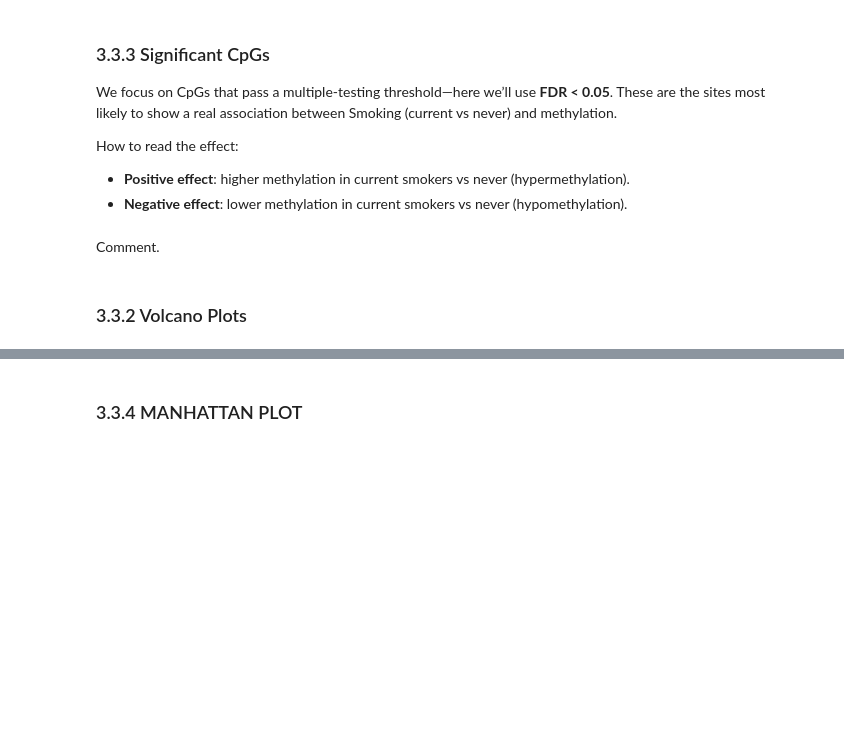
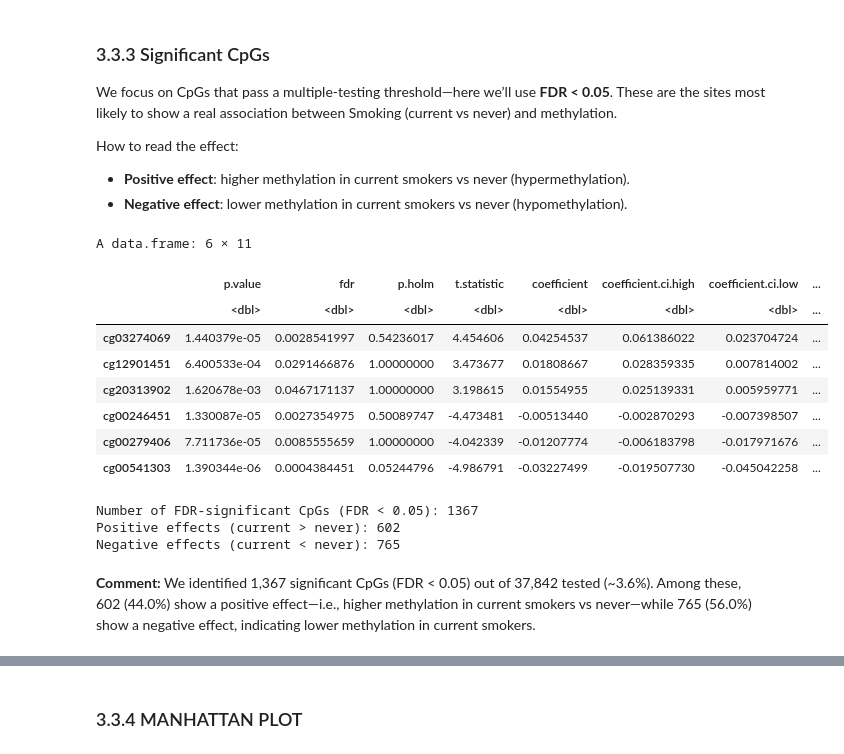
Before and after one commit to joanall/Hands-On-Epigenome-Wide-Analysis-EWAS-, a Jupyter notebook: ewas_tutorial.ipynb, the cells around one changed output, grey strips where cells are left out. Saved outputs shown, nothing was run; the diff lists cells and outputs as text; code cells hidden in the pictures; blank space fills up the shorter version.

Commit message:
on going - volcano

```diff
--- a/ewas_tutorial.ipynb
+++ b/ewas_tutorial.ipynb
@@ -605,5 +605,15 @@ How to read the effect:
 - **Positive effect**: higher methylation in current smokers vs never (hypermethylation).
 - **Negative effect**: lower methylation in current smokers vs never (hypomethylation).
 # %%
-fdr_sig_results  <- results_table[,results_table$fdr < 0.5]
+fdr_sig_results <- results_table[!is.na(results_table$fdr) & results_table$fdr < 0.05, , drop = FALSE]
 head(fdr_sig_results)
+# %% [output]
+A data.frame: 6 × 11
+|  | p.value | fdr | p.holm | t.statistic | coefficient | coefficient.ci.high | coefficient.ci.low | ... |
+|  | <dbl> | <dbl> | <dbl> | <dbl> | <dbl> | <dbl> | <dbl> | ... |
+| cg03274069 | 1.440379e-05 | 0.0028541997 | 0.54236017 | 4.454606 | 0.04254537 | 0.061386022 | 0.023704724 | ... |
+| cg12901451 | 6.400533e-04 | 0.0291466876 | 1.00000000 | 3.473677 | 0.01808667 | 0.028359335 | 0.007814002 | ... |
+| cg20313902 | 1.620678e-03 | 0.0467171137 | 1.00000000 | 3.198615 | 0.01554955 | 0.025139331 | 0.005959771 | ... |
+| cg00246451 | 1.330087e-05 | 0.0027354975 | 0.50089747 | -4.473481 | -0.00513440 | -0.002870293 | -0.007398507 | ... |
+| cg00279406 | 7.711736e-05 | 0.0085555659 | 1.00000000 | -4.042339 | -0.01207774 | -0.006183798 | -0.017971676 | ... |
+| cg00541303 | 1.390344e-06 | 0.0004384451 | 0.05244796 | -4.986791 | -0.03227499 | -0.019507730 | -0.045042258 | ... |
@@ -614,4 +620,11 @@ cat("Number of FDR Signficiant Cpgs With negative  effects:", dim(fdr_sig_result
-# %% [markdown]
-Comment.
-# %% [markdown]
-### 3.3.2 Volcano Plots
+# %%
+cat("Number of FDR-significant CpGs (FDR < 0.05):", nrow(fdr_sig_results), "\n")
+cat("Positive effects (current > never):", sum(fdr_sig_results$coefficient > 0, na.rm = TRUE), "\n")
+cat("Negative effects (current < never):", sum(fdr_sig_results$coefficient < 0, na.rm = TRUE), "\n")
+# %% [output]
+Number of FDR-significant CpGs (FDR < 0.05): 1367
+Positive effects (current > never): 602
+Negative effects (current < never): 765
+# %% [markdown]
+**Comment:**
+We identified 1,367 significant CpGs (FDR < 0.05) out of 37,842 tested (~3.6%). Among these, 602 (44.0%) show a positive effect—i.e., higher methylation in current smokers vs never—while 765 (56.0%) show a negative effect, indicating lower methylation in current smokers.
```
Also changed, not shown: parts of 3 cells of this notebook.
